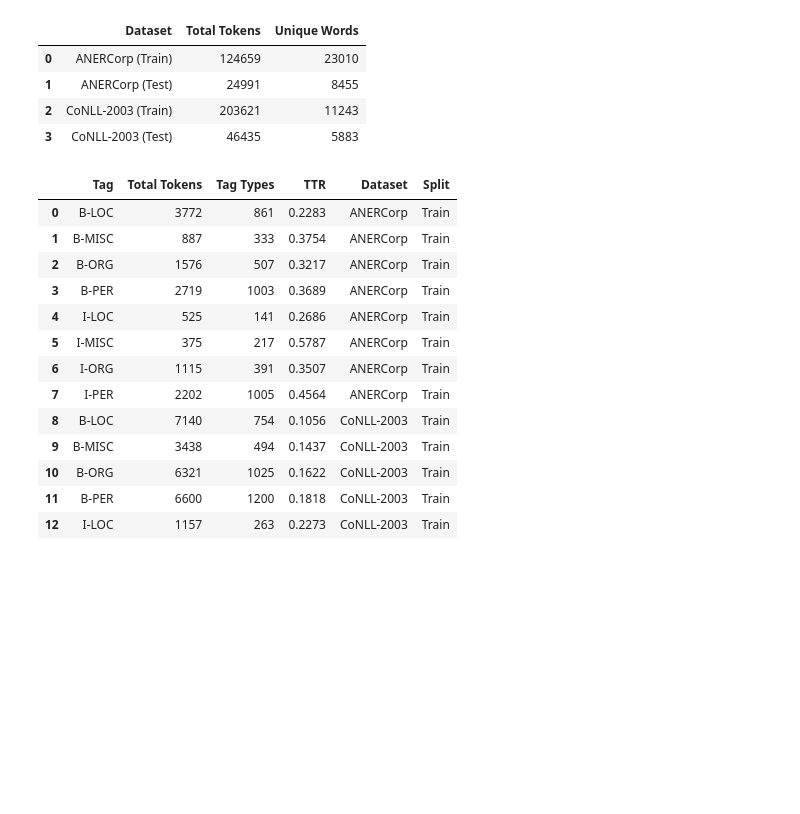
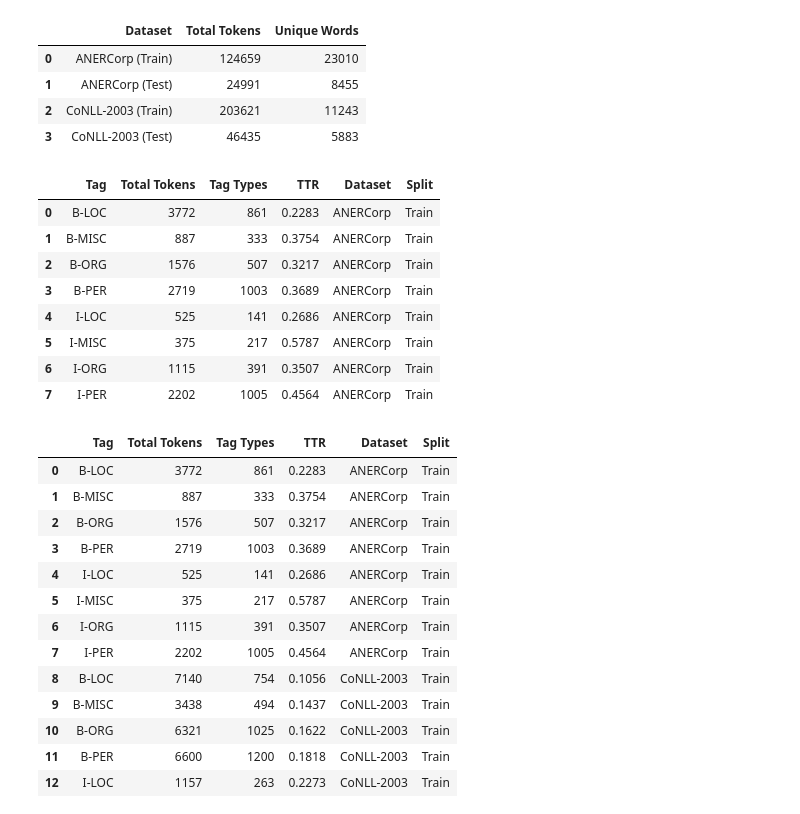
Before and after one commit to ay94/deformar-dashboard, a Jupyter notebook: notebooks/analysis/tokenization_impact.ipynb, the cells around one changed output. Drawn from its saved outputs; the diff is of its cells as text; code cells hidden in the pictures; blank space fills up the shorter version.

```diff
--- a/notebooks/analysis/tokenization_impact.ipynb
+++ b/notebooks/analysis/tokenization_impact.ipynb
@@ -310,6 +272,18 @@ conll_te_df['Split'] = 'Test'
 # Combine all results into a single DataFrame
 train_split = pd.concat([aner_tr_df, conll_tr_df], ignore_index=True)
 test_split = pd.concat([aner_te_df, conll_te_df], ignore_index=True)
+# %%
+aner_tr_df
+# %% [output]
+|  | Tag | Total Tokens | Tag Types | TTR | Dataset | Split |
+| 0 | B-LOC | 3772 | 861 | 0.2283 | ANERCorp | Train |
+| 1 | B-MISC | 887 | 333 | 0.3754 | ANERCorp | Train |
+| 2 | B-ORG | 1576 | 507 | 0.3217 | ANERCorp | Train |
+| 3 | B-PER | 2719 | 1003 | 0.3689 | ANERCorp | Train |
+| 4 | I-LOC | 525 | 141 | 0.2686 | ANERCorp | Train |
+| 5 | I-MISC | 375 | 217 | 0.5787 | ANERCorp | Train |
+| 6 | I-ORG | 1115 | 391 | 0.3507 | ANERCorp | Train |
+| 7 | I-PER | 2202 | 1005 | 0.4564 | ANERCorp | Train |
 # %%
 
 # Define your custom color map
```
Also changed, not shown: parts of 4 cells of this notebook, 3 other files.
